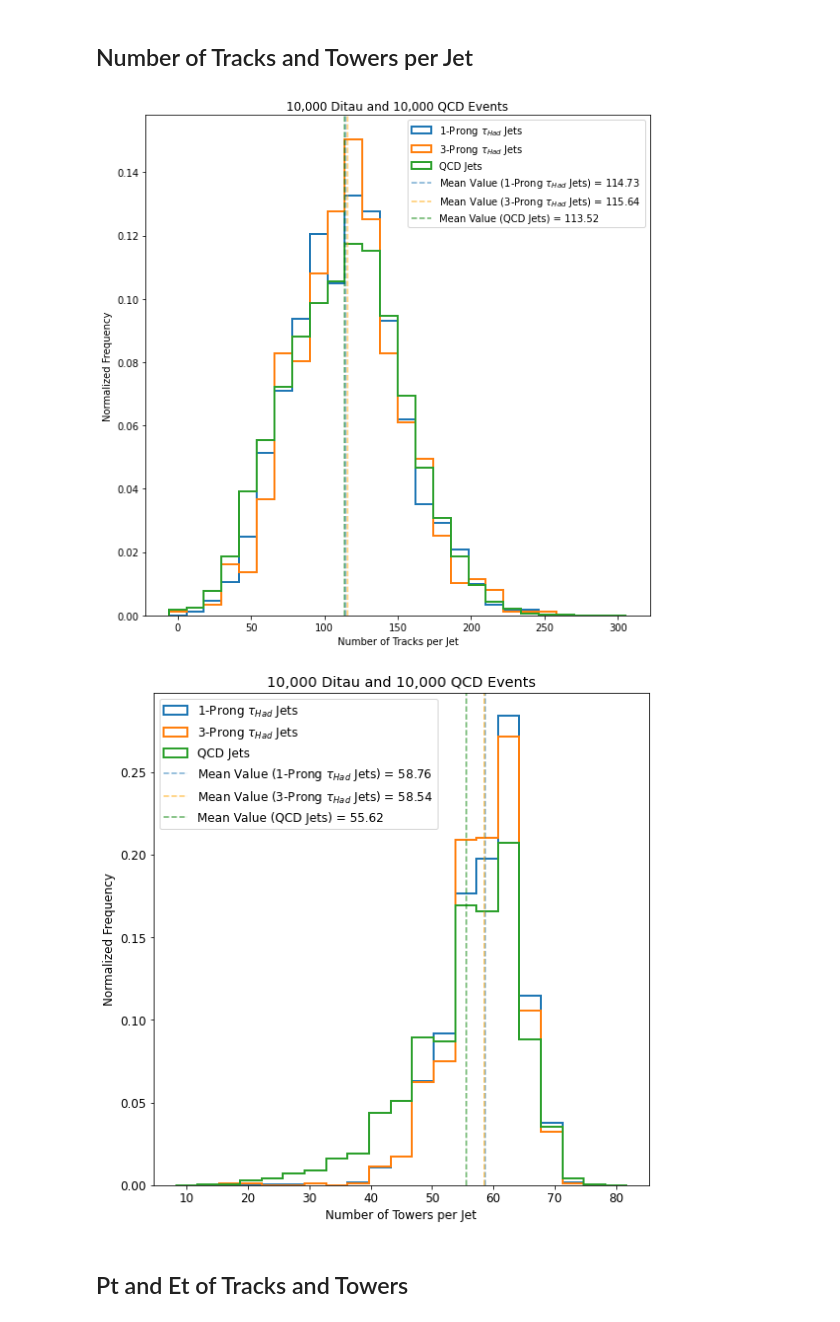
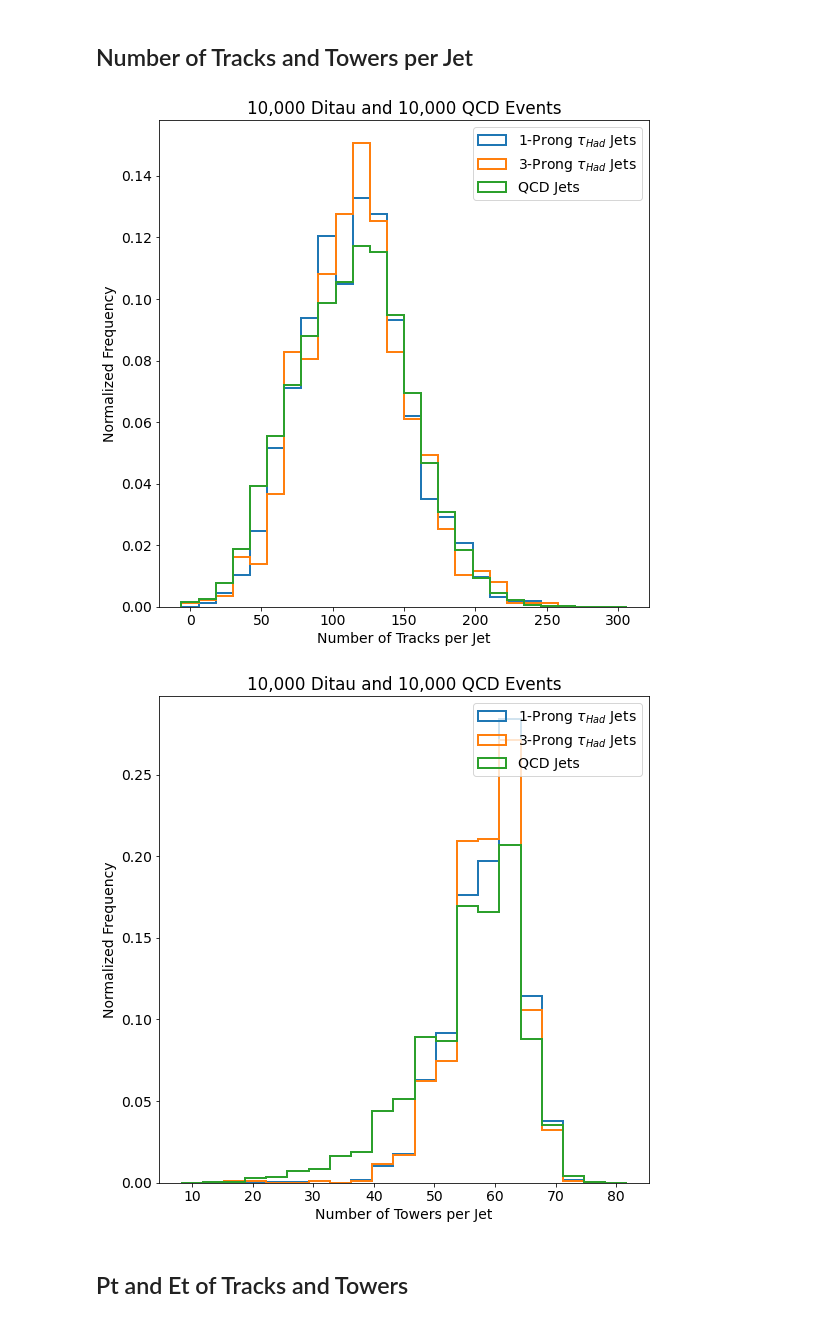
Before and after one commit to xju2/root_gnn, a Jupyter notebook: notebook/Plottings for Dataset.ipynb, the cells around one changed output. Cells and saved outputs as stored; diff of their text form; code cells hidden in the pictures.

Commit message:
removed mean lines

```diff
--- a/notebook/Plottings for Dataset.ipynb
+++ b/notebook/Plottings for Dataset.ipynb
@@ -218,21 +218,21 @@ Type:      function
 # %%
 var_name = 'num_track'
 plot(df, var_name, rg=(0,300), num_bins=25,
      xlabel='Number of Tracks per Jet',
      ylabel=f'Normalized Frequency',
      save_name="Num_Tracks.pdf",
-     use_mean=True, font_size=11)
+     use_mean=False, font_size=14)
 # %% [output]
-[figure, old version]
+[figure, new version]
 # %%
 var_name = 'num_tower'
 plot(df, var_name, rg=(10,80), num_bins=20,
      xlabel='Number of Towers per Jet',
      ylabel=f'Normalized Frequency',
      save_name="Num_Tracks.pdf",
-    use_mean=True)
+    use_mean=False, font_size=14)
 # %% [output]
-[figure, old version]
+[figure, new version]
 # %% [markdown]
 ## Pt and Et of Tracks and Towers
 # %%
```
Also changed, not shown: parts of 4 cells of this notebook.
